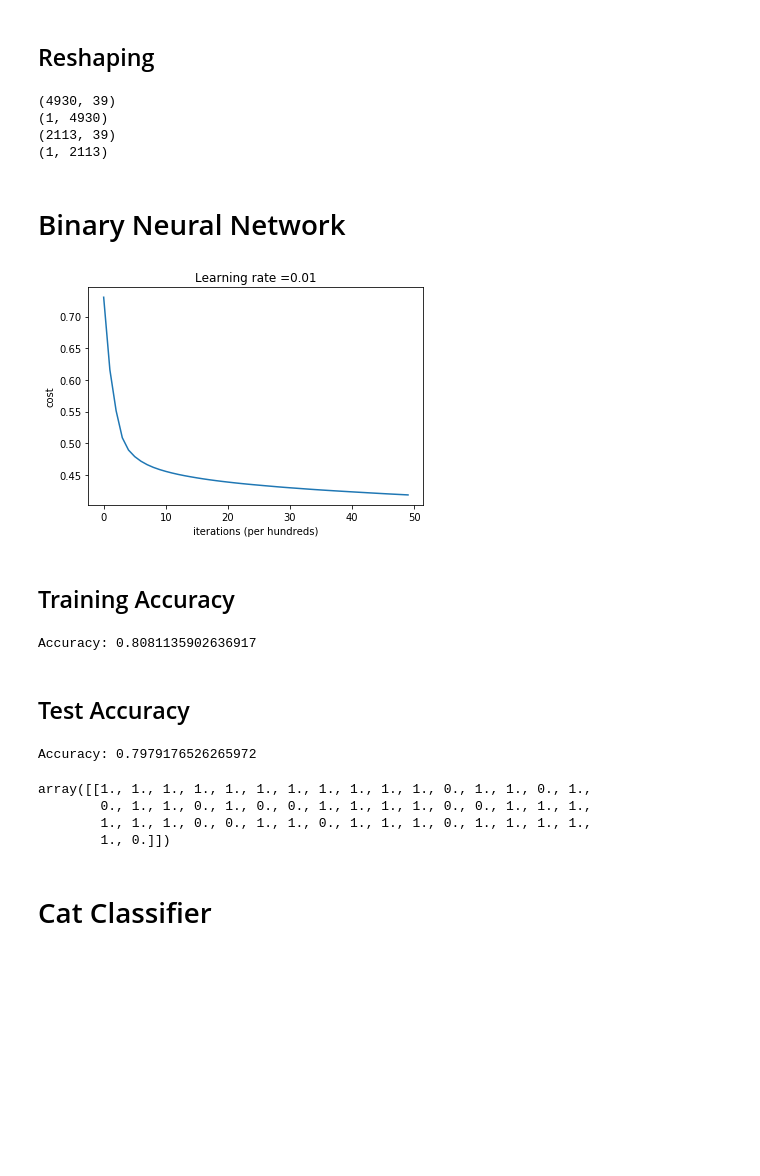
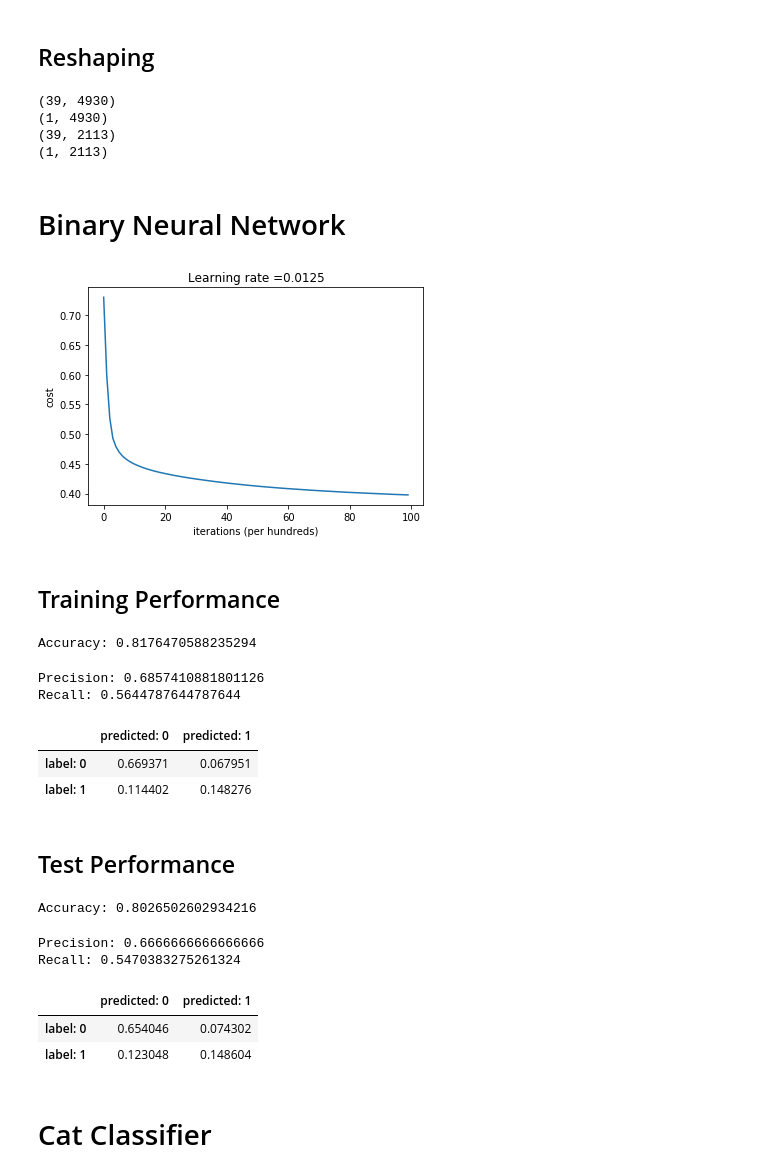
Before and after one commit to Kim-Sha/mlp-binary-classifier, a Jupyter notebook: churn_NN_application.ipynb, the cells around one changed output. Saved outputs shown, nothing was run; the diff lists cells and outputs as text; code cells hidden in the pictures; blank space fills up the shorter version.

Commit message:
Accuracy scoring

```diff
--- a/churn_NN_application.ipynb
+++ b/churn_NN_application.ipynb
@@ -10,10 +10,10 @@ np.random.seed(1)
 # %% [markdown]
 # Data Prep
 # %%
-X_train = np.loadtxt("x_train.csv")
-y_train = np.loadtxt("y_train.csv")
-X_test = np.loadtxt("x_test.csv")
-y_test = np.loadtxt("y_test.csv")
+X_train = np.loadtxt("churn-data/x_train.csv")
+y_train = np.loadtxt("churn-data/y_train.csv")
+X_test = np.loadtxt("churn-data/x_test.csv")
+y_test = np.loadtxt("churn-data/y_test.csv")
 # %% [markdown]
 ## Normalization
 # %%
@@ -32,14 +32,14 @@ y_train = y_train.reshape(1, y_train.shape[0])
 norm_X_test = norm_X_test.T
 y_test = y_test.reshape(1, y_test.shape[0])
 # %%
-print(X_train.shape)
+print(norm_X_train.shape)
 print(y_train.shape)
-print(X_test.shape)
+print(norm_X_test.shape)
 print(y_test.shape)
 # %% [output]
-(4930, 39)
+(39, 4930)
 (1, 4930)
-(2113, 39)
+(39, 2113)
 (1, 2113)
 # %% [markdown]
 # Binary Neural Network
@@ -48,29 +48,48 @@ churn_nn = BinaryNN(norm_X_train, y_train)
 # %%
 churn_nn.L_layer_model(layer_dimensions = [39, 20, 10, 5, 1],
                        print_cost = False,
-                       num_iterations = 5000,
-                       learning_rate = 0.01)
+                       num_iterations = 10000,
+                       learning_rate = 0.0125)
 # %% [output]
-[figure, old version]
+[figure, new version]
 # %% [markdown]
-## Training Accuracy
+## Training Performance
 # %%
 pred_train = churn_nn.predict(norm_X_train, y_train)
 # %% [output]
-Accuracy: 0.8081135902636917
+Accuracy: 0.8176470588235294
+# %%
+print("Precision:", precision_score(y_train[0], pred_train[0]))
+print("Recall:", recall_score(y_train[0], pred_train[0]))
+# %% [output]
+Precision: 0.6857410881801126
+Recall: 0.5644787644787644
+# %%
+tn, fp, fn, tp = confusion_matrix(y_train[0], pred_train[0], normalize = "all").ravel()
+pd.DataFrame([[tn, fp], [fn, tp]], index = ["label: 0", "label: 1"], columns = ["predicted: 0", "predicted: 1"])
+# %% [output]
+|  | predicted: 0 | predicted: 1 |
+| label: 0 | 0.669371 | 0.067951 |
+| label: 1 | 0.114402 | 0.148276 |
 # %% [markdown]
-## Test Accuracy
+## Test Performance
 # %%
 pred_test = churn_nn.predict(norm_X_test, y_test)
 # %% [output]
-Accuracy: 0.7979176526265972
+Accuracy: 0.8026502602934216
-# %%
-pred_test
-# %% [output]
-array([[1., 1., 1., 1., 1., 1., 1., 1., 1., 1., 1., 0., 1., 1., 0., 1.,
-        0., 1., 1., 0., 1., 0., 0., 1., 1., 1., 1., 0., 0., 1., 1., 1.,
-        1., 1., 1., 0., 0., 1., 1., 0., 1., 1., 1., 0., 1., 1., 1., 1.,
-        1., 0.]])
+# %%
+print("Precision:", precision_score(y_test[0], pred_test[0]))
+print("Recall:", recall_score(y_test[0], pred_test[0]))
+# %% [output]
+Precision: 0.6666666666666666
+Recall: 0.5470383275261324
+# %%
+tn, fp, fn, tp = confusion_matrix(y_test[0], pred_test[0], normalize = "all").ravel()
+pd.DataFrame([[tn, fp], [fn, tp]], index = ["label: 0", "label: 1"], columns = ["predicted: 0", "predicted: 1"])
+# %% [output]
+|  | predicted: 0 | predicted: 1 |
+| label: 0 | 0.654046 | 0.074302 |
+| label: 1 | 0.123048 | 0.148604 |
 # %% [markdown]
 # Cat Classifier
 # %%
```
Also changed, not shown: parts of 10 cells of this notebook.
